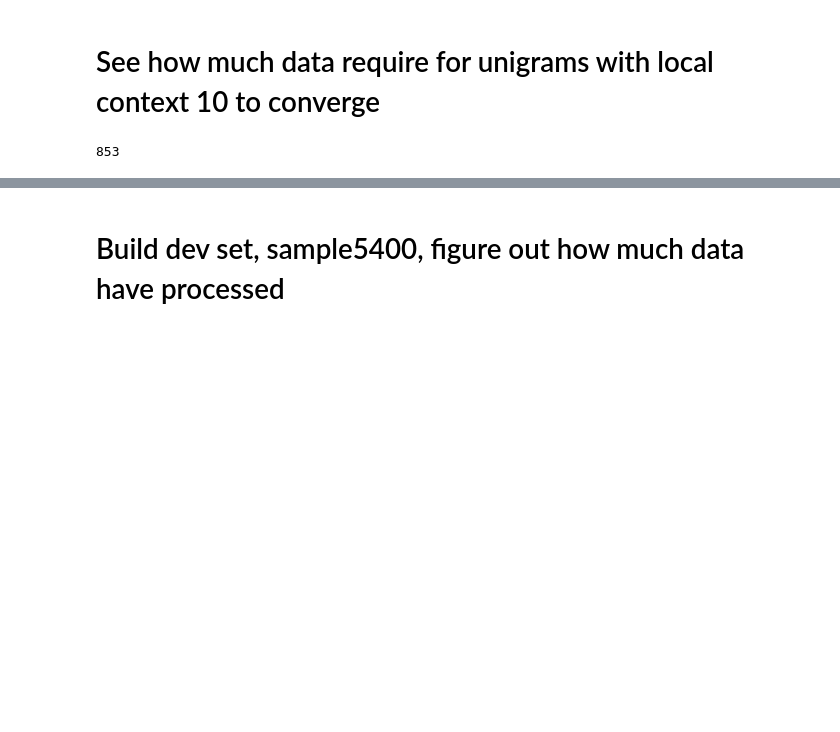
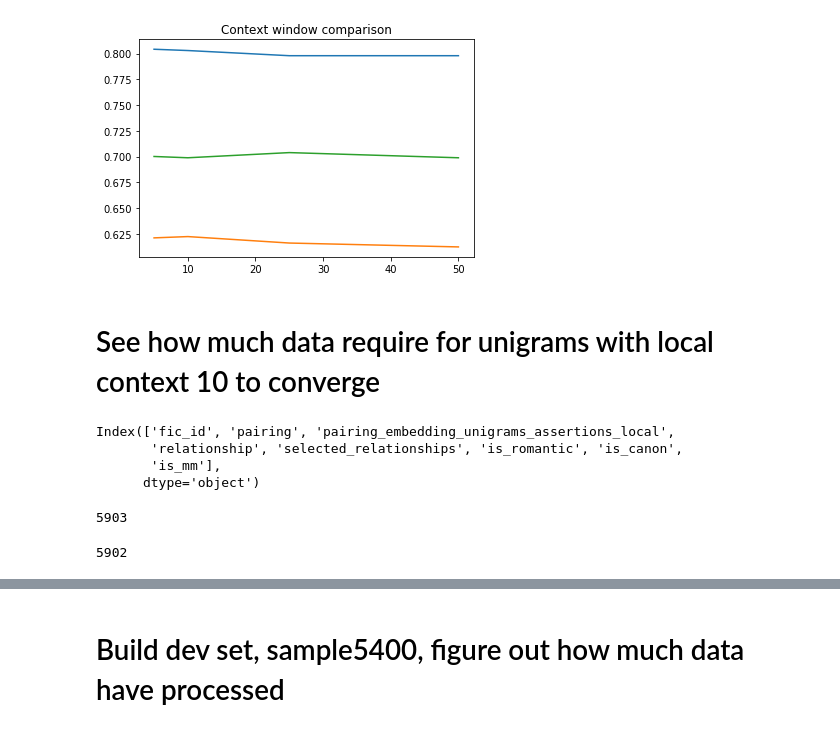
Before and after one commit to michaelmilleryoder/fanfiction-scripts, a Jupyter notebook: jupyter/emnlp2019_context_window.ipynb, the cells around one changed output, grey strips where cells are left out. Cells and saved outputs as stored; diff of their text form; code cells hidden in the pictures; blank space fills up the shorter version.

```diff
--- a/jupyter/emnlp2019_context_window.ipynb
+++ b/jupyter/emnlp2019_context_window.ipynb
@@ -0,0 +71,24 @@
+# %%
+from IPython.core.debugger import set_trace
+
+from sklearn.linear_model import LogisticRegression
+from sklearn.model_selection import train_test_split
+import scipy
+
+train, test = train_test_split(balanced_dev, test_size=0.4, random_state=9)
+print(len(train))
+print(len(test))
+
+feature_sets = [f'pairing_embedding_unigrams_assertions_local_{i}' for i in [5,10,25,50]]
+predictions = ['is_romantic', 'is_canon', 'is_mm']
+
+X_train, y_train = {}, {}
+X_test, y_test = {}, {}
+
+for feature_set in feature_sets:
+    X_train[feature_set] = scipy.sparse.vstack(train[feature_set].values)
+    X_test[feature_set] = scipy.sparse.vstack(test[feature_set].values)
+
+for prediction in predictions:
+    y_train[prediction] = train[prediction].tolist()
+    y_test[prediction] = test[prediction].tolist()
@@ -0,0 +98,10 @@
+# %%
+results = {feature_set: {} for feature_set in feature_sets}
+
+for feature_set in feature_sets:
+    for key in y_test:
+
+        clf = LogisticRegression()
+        clf.fit(X_train[feature_set], y_train[key])
+        results[feature_set][key] = clf.score(X_test[feature_set], y_test[key])
+        print(f'{feature_set}\t{key}: {results[feature_set][key]}')
@@ -1,6 +121,13 @@
+# %%
+%matplotlib inline
+
+import matplotlib.pyplot as plt
+
+plt.title('Context window comparison')
+for key in predictions:
+    values = [results[cw][key] for cw in feature_sets]
+    plt.plot([int(f.split('_')[-1]) for f in feature_sets], values)
+# %% [output]
+[figure, added]
 # %% [markdown]
 # See how much data require for unigrams with local context 10 to converge
-# %%
-len(dev)
-# %% [output]
-853
@@ -8,0 +134,21 @@ for nrows in [200, 400, 600, 853]:
+# %%
+# Load dev
+import pandas as pd
+
+dev = pd.read_pickle('/usr2/mamille2/fanfiction-project/data/features/relationship_prediction_assertion_dev.pkl')
+print(dev.columns)
+len(dev)
+# %% [output]
+Index(['fic_id', 'pairing', 'pairing_embedding_unigrams_assertions_local',
+       'relationship', 'selected_relationships', 'is_romantic', 'is_canon',
+       'is_mm'],
+      dtype='object')
+5903
+# %%
+# Filter out any rows with inconsistent embedding shapes
+
+dev['shape'] = dev['pairing_embedding_unigrams_assertions_local'].map(lambda x: x.shape)
+dev = dev[dev['shape'] == (1, 134240)]
+len(dev)
+# %% [output]
+5902
```
Also changed, not shown: parts of 22 cells of this notebook, 1 other file.
